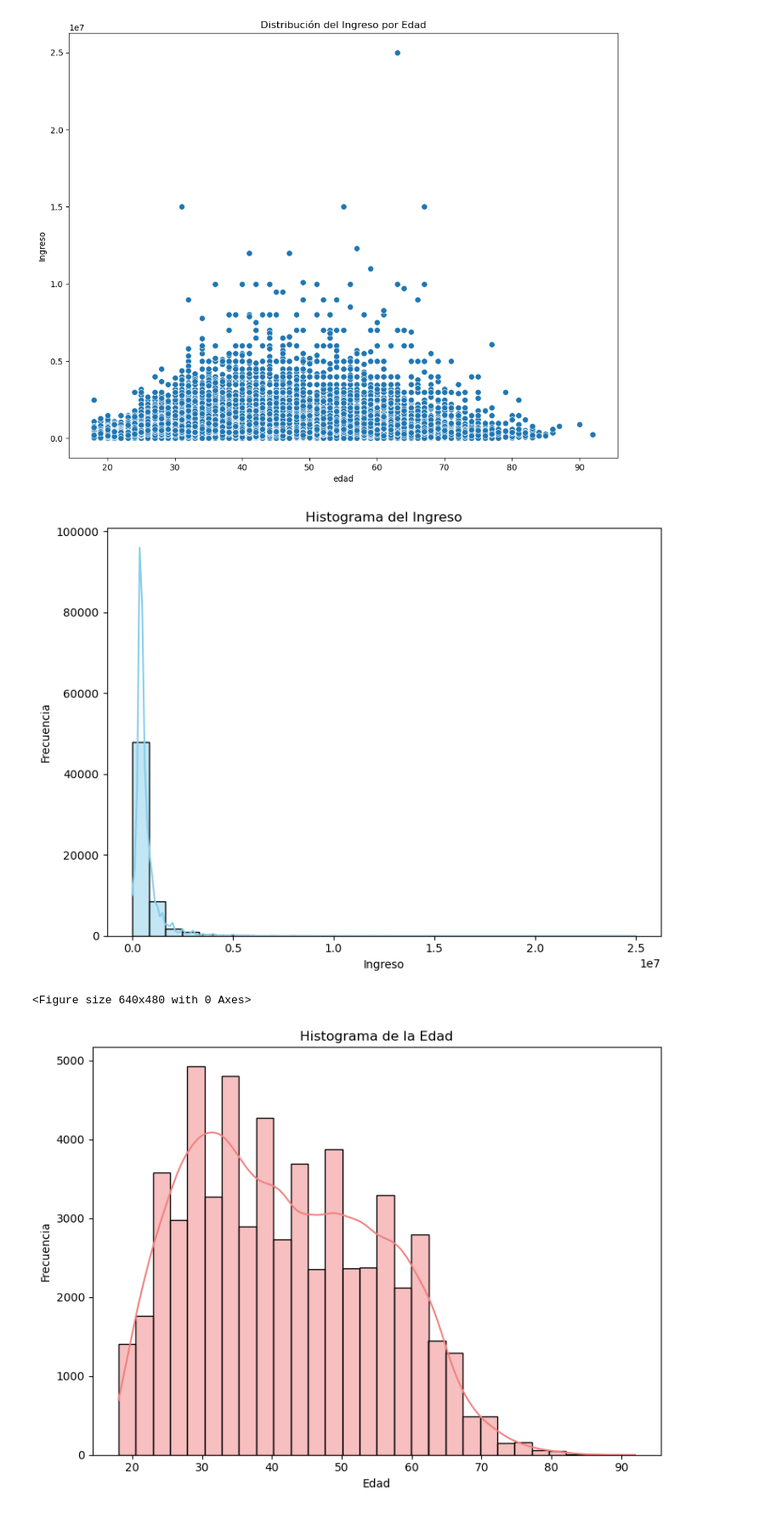
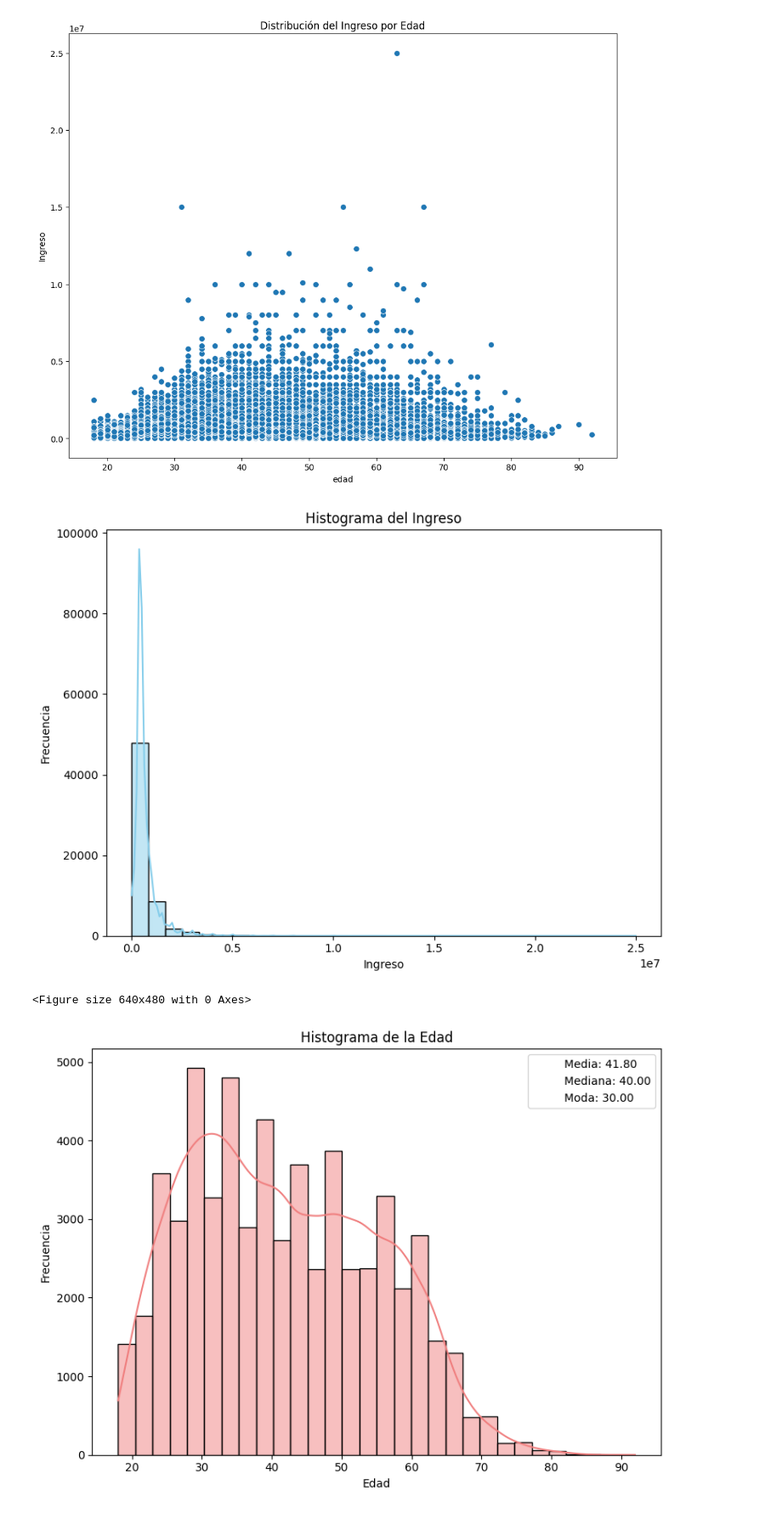
Before and after one commit to ElK1000o/Taller-Ciencia-de-Datos-I, a Jupyter notebook: Proyecto/Python/Casen2022_analisis.ipynb, the cells around one changed output. Shown at 85% size. Cells and saved outputs as stored; diff of their text form; code cells hidden in the pictures.

```diff
--- a/Proyecto/Python/Casen2022_analisis.ipynb
+++ b/Proyecto/Python/Casen2022_analisis.ipynb
@@ -305,26 +305,37 @@ plt.show()
 # %%
 plt.figure(figsize=(8,6))
 sns.histplot(data['ingreso'], bins=30, kde=True, color='skyblue')
 plt.xlabel('Ingreso')
 plt.ylabel('Frecuencia')
 plt.title('Histograma del Ingreso')
 plt.tight_layout()
 plt.savefig('../output/fig/HistoIngreso.pdf')
 plt.show()
 
 plt.tight_layout()
+media = data['edad'].mean()
+mediana = data['edad'].median()
+moda = data['edad'].mode()[0]
 plt.figure(figsize=(8,6))
 sns.histplot(data['edad'], bins=30, kde=True, color='lightcoral')
 plt.xlabel('Edad')
 plt.ylabel('Frecuencia')
 plt.title('Histograma de la Edad')
+
+handles = [
+    plt.Line2D([0], [0], color='none', label=f'Media: {media:.2f}'),
+    plt.Line2D([0], [0], color='none', label=f'Mediana: {mediana:.2f}'),
+    plt.Line2D([0], [0], color='none', label=f'Moda: {moda:.2f}')
+]
+plt.legend(handles=handles, loc='upper right')
+
 plt.tight_layout()
 plt.savefig('../output/fig/HistoEdad.pdf')
 plt.show()
 # %% [output]
-[figure, old version]
+[figure, new version]
 <Figure size 640x480 with 0 Axes>
-[figure, old version]
+[figure, new version]
 # %%
 tabla = (data.drop_duplicates(subset=['sexo_edad', 'prom_ing_sexo_edad'])).sort_values(by='prom_ing_sexo_edad', ascending=True)
 
```
Also changed, not shown: parts of 2 cells of this notebook, 2 other files.
